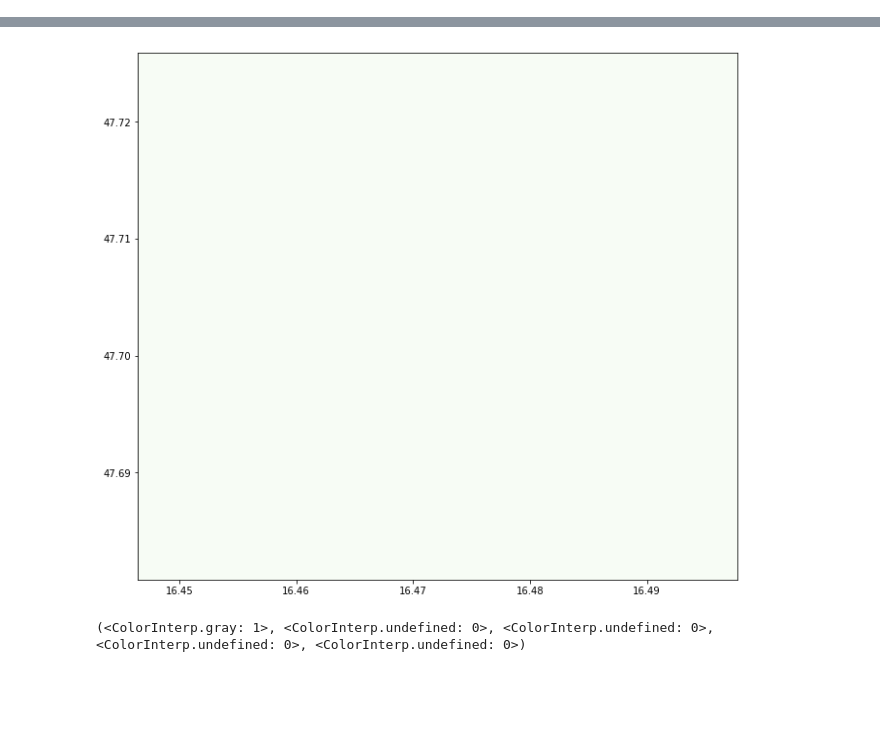
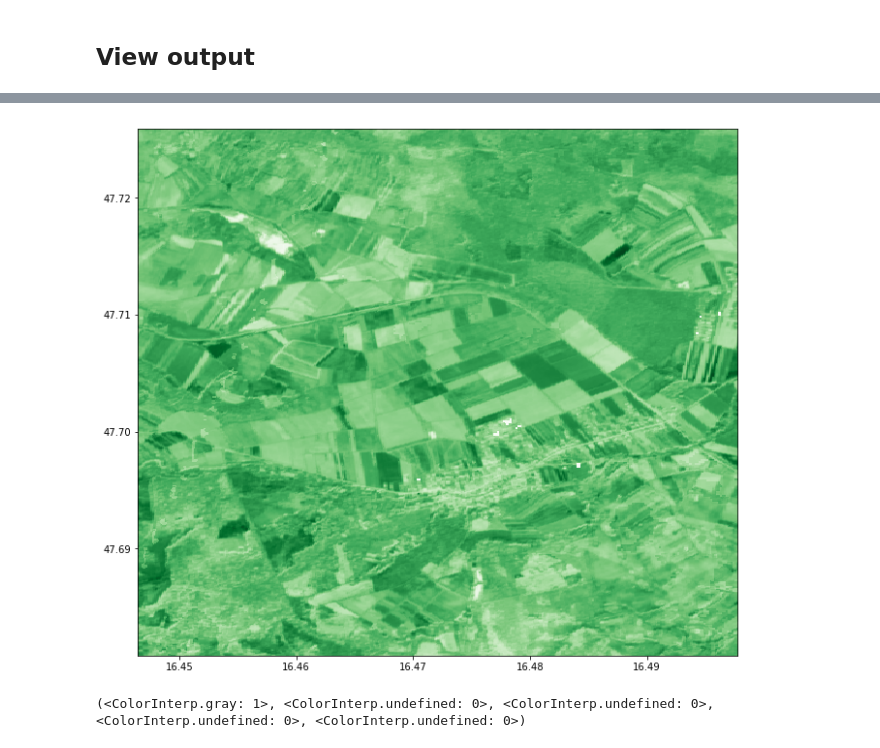
Before and after one commit to StefanBrand/masterdatacube, a Jupyter notebook: SH_Process_API.ipynb, the cells around one changed output, grey strips where cells are left out. Cells and saved outputs as stored; diff of their text form; code cells hidden in the pictures; blank space fills up the shorter version.

```diff
--- a/SH_Process_API.ipynb
+++ b/SH_Process_API.ipynb
@@ -159,6 +167,7 @@ evalscript = f"""
         if (( !is_in_last_half_of_month && new Date(scenes[i].date.getTime()).getDate() >= day_of_new_interval) ||
             (is_in_last_half_of_month && new Date(scenes[i].date.getTime()).getDate() < day_of_new_interval))
         {{
+          debug.push('passed' + scenes[i].date)
 
           fillResultArray(interval_number, int_bands)
 
@@ -201,12 +210,12 @@ evalscript = f"""
     }}
 
     function updateOutputMetadata(scenes, inputMetadata, outputMetadata) {{
-      /*outputMetadata.userData = {{ "metadata": scenes.map(s => {{
+      outputMetadata.userData = {{
+        "metadata": scenes.map(s => {{
           s.date = s.date.toString()
           return s
-        }})
-      }}*/
-      outputMetadata.userData = {{ "debug": debug }}
+        }}),
+        "debug": debug
+      }}
     }}
 """
-print(evalscript)
@@ -287,17 +279,18 @@ Wall time: 18.6 s
+# %% [markdown]
+## View output
 # %%
 file = io.BytesIO(response.content)
 tar = tarfile.open(fileobj=file, mode="r")
 tar.list()
 tar.extractall('../testing/')#('B04.tif', '../testing/')
 
-with rasterio.open(tar.extractfile('B04.tif')) as tif:
+with rasterio.open(tar.extractfile('B08.tif')) as tif:
     pyplot.figure(figsize=(16,10))
-    show((tif,1), transform=tif.transform, cmap='Greens')
+    show((tif,5), transform=tif.transform, cmap='Greens')
     print(tif.colorinterp)
 
-import json
-#with open('../testing/userdata.json') as userdata:
-    #parsed = json.load(userdata)
-    #print(json.dumps(parsed, indent=4, sort_keys=True))
-    #print(json.dumps(parsed, indent=2))
+# import json
+# with open('../testing/userdata.json') as userdata:
+#     parsed = json.load(userdata)
+#     print(json.dumps(parsed, indent=2))
 # %% [output]
@@ -308,2 +302,2 @@ import json
-[figure, old version]
+[figure, new version]
 (<ColorInterp.gray: 1>, <ColorInterp.undefined: 0>, <ColorInterp.undefined: 0>, <ColorInterp.undefined: 0>, <ColorInterp.undefined: 0>)
```
Also changed, not shown: parts of 15 cells of this notebook.
